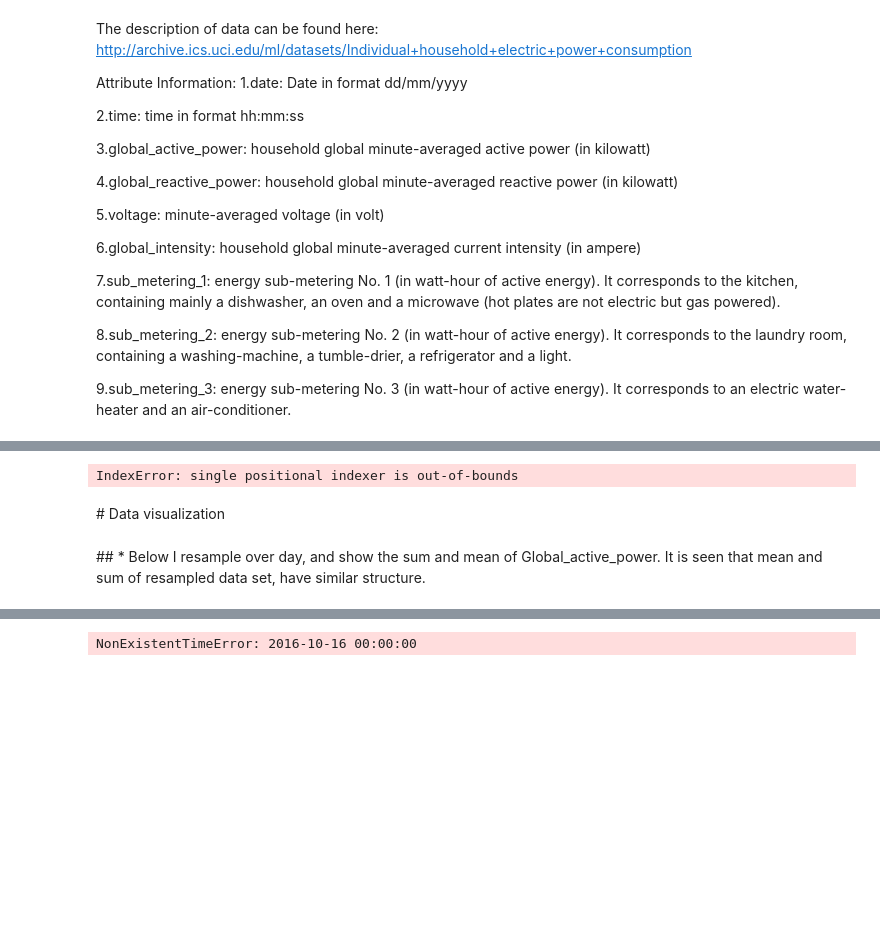
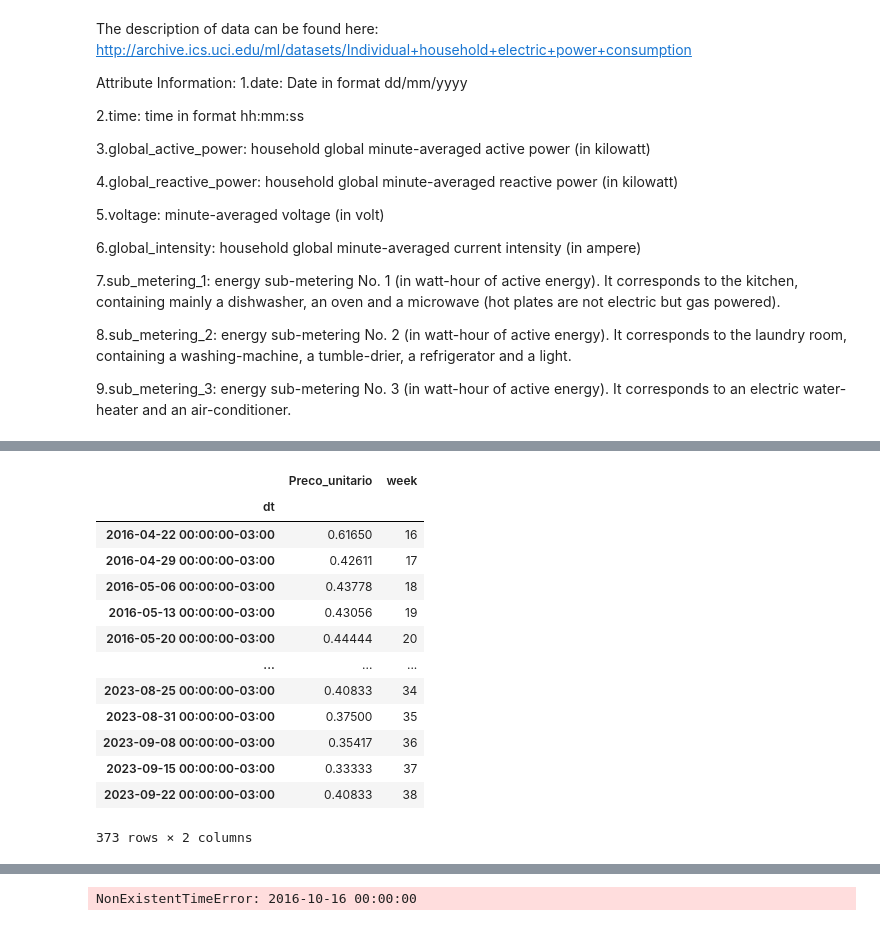
Before and after one commit to Patrick448/time-series-analysis, a Jupyter notebook: Notebooks/adapted-time-series-data-analysis-using-lstm-tutorial.ipynb, the cells around one changed output, grey strips where cells are left out. Saved outputs shown, nothing was run; the diff lists cells and outputs as text; code cells hidden in the pictures; blank space fills up the shorter version.

```diff
--- a/Notebooks/adapted-time-series-data-analysis-using-lstm-tutorial.ipynb
+++ b/Notebooks/adapted-time-series-data-analysis-using-lstm-tutorial.ipynb
@@ -174,11 +62,0 @@ Index(['Produto', 'Região', 'Moeda', 'Unidade', 'Preco', 'Preco_unitario'], dty
-# %%
-## finding all columns that have nan:
-
-droping_list_all=[]
-for j in range(0,7):
-    if not df.iloc[:, j].notnull().all():
-        droping_list_all.append(j)
-        #print(df.iloc[:,j].unique())
-droping_list_all
-# %% [output]
-IndexError: single positional indexer is out-of-bounds
@@ -193,4 +63,26 @@ df.isnull().sum()
-# %% [markdown]
-# Data visualization
-# %% [markdown]
-## * Below I resample over day, and show the sum and mean of Global_active_power. It is seen that mean and sum of resampled data set, have similar structure.
+# %%
+df = pd.read_csv('../input/teresopolis-2016-2023-precos-medios.csv', sep=',',
+                 parse_dates={'dt' : ['Dia', 'Mês', 'Ano']},
+                 low_memory=False, na_values=['nan','?'], index_col='dt')
+
+df.index = df.index.tz_localize("America/Sao_Paulo")
+df['week'] = df.index.isocalendar().week
+
+filtered_alface_crespa_roca = df[df['Produto'] == 'Alface Crespa - Roça'][['Preco_unitario', 'week']]
+filtered_alface_crespa_roca.sort_values(by=['dt'], inplace=True)
+filtered_alface_crespa_roca
+# %% [output]
+|  | Preco_unitario | week |
+| dt |  |  |
+| 2016-04-22 00:00:00-03:00 | 0.61650 | 16 |
+| 2016-04-29 00:00:00-03:00 | 0.42611 | 17 |
+| 2016-05-06 00:00:00-03:00 | 0.43778 | 18 |
+| 2016-05-13 00:00:00-03:00 | 0.43056 | 19 |
+| 2016-05-20 00:00:00-03:00 | 0.44444 | 20 |
+| ... | ... | ... |
+| 2023-08-25 00:00:00-03:00 | 0.40833 | 34 |
+| 2023-08-31 00:00:00-03:00 | 0.37500 | 35 |
+| 2023-09-08 00:00:00-03:00 | 0.35417 | 36 |
+| 2023-09-15 00:00:00-03:00 | 0.33333 | 37 |
+| 2023-09-22 00:00:00-03:00 | 0.40833 | 38 |
+373 rows × 2 columns
```
Also changed, not shown: parts of 36 cells of this notebook, 1 other file.
